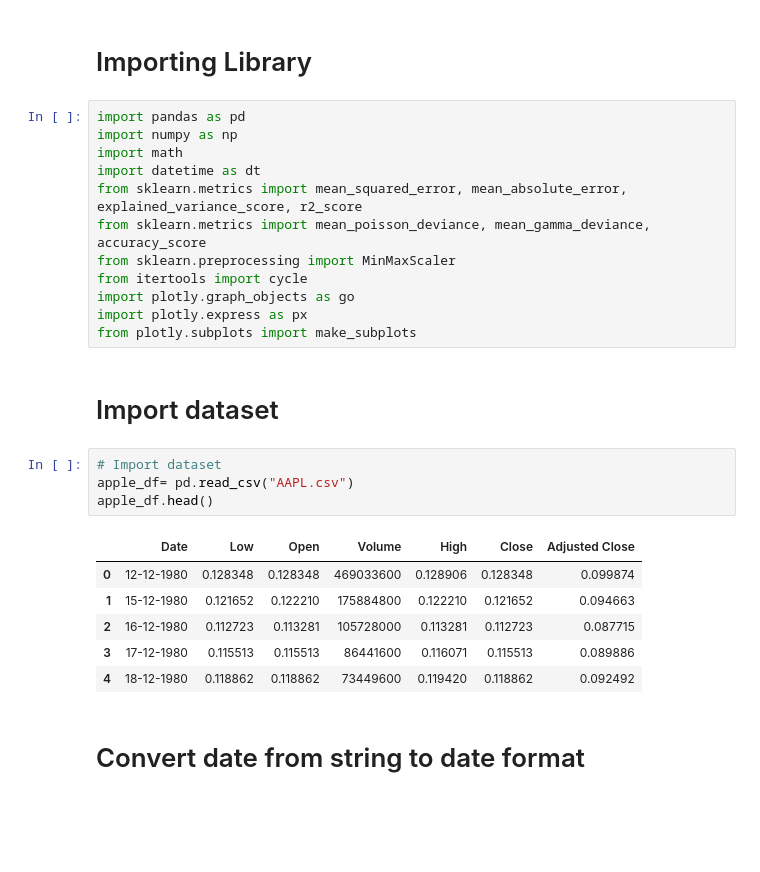
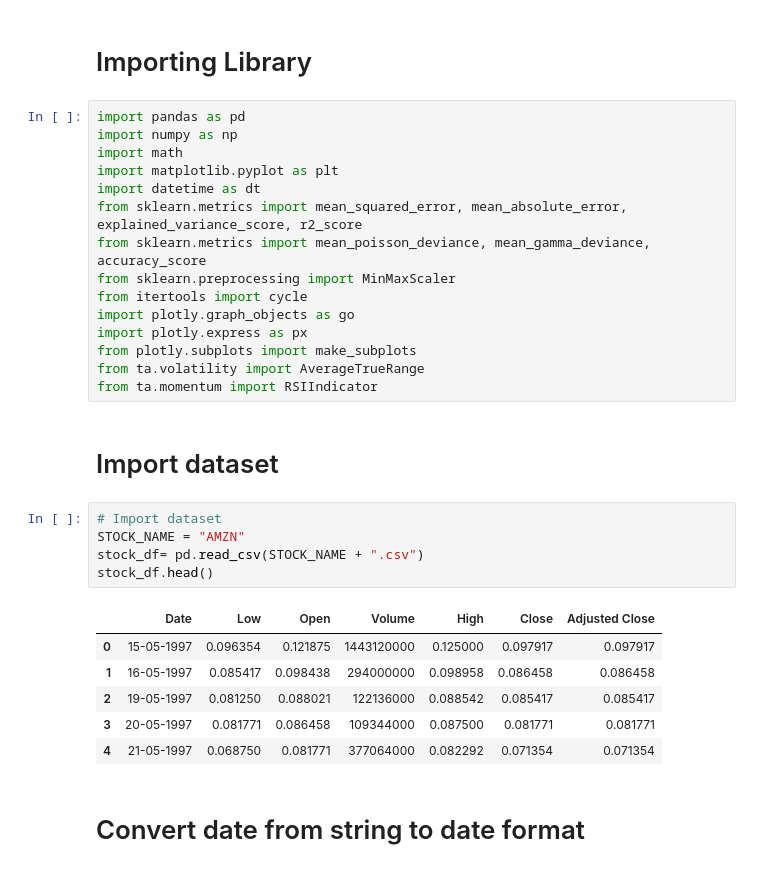
Before and after one commit to project-group-888/data-mining, a Jupyter notebook: data_mining_p.ipynb, the cells around one changed output. Cells and saved outputs as stored; diff of their text form; blank space fills up the shorter version.

```diff
--- a/data_mining_p.ipynb
+++ b/data_mining_p.ipynb
@@ -4,6 +4,7 @@
 import pandas as pd
 import numpy as np
 import math
+import matplotlib.pyplot as plt
 import datetime as dt
 from sklearn.metrics import mean_squared_error, mean_absolute_error, explained_variance_score, r2_score
 from sklearn.metrics import mean_poisson_deviance, mean_gamma_deviance, accuracy_score
@@ -12,19 +13,22 @@ from itertools import cycle
 import plotly.graph_objects as go
 import plotly.express as px
 from plotly.subplots import make_subplots
+from ta.volatility import AverageTrueRange
+from ta.momentum import RSIIndicator
 # %% [markdown]
 # Import dataset
 # %%
 # Import dataset
-apple_df= pd.read_csv("AAPL.csv")
-apple_df.head()
+STOCK_NAME = "AMZN"
+stock_df= pd.read_csv(STOCK_NAME + ".csv")
+stock_df.head()
 # %% [output]
 |  | Date | Low | Open | Volume | High | Close | Adjusted Close |
-| 0 | 12-12-1980 | 0.128348 | 0.128348 | 469033600 | 0.128906 | 0.128348 | 0.099874 |
-| 1 | 15-12-1980 | 0.121652 | 0.122210 | 175884800 | 0.122210 | 0.121652 | 0.094663 |
-| 2 | 16-12-1980 | 0.112723 | 0.113281 | 105728000 | 0.113281 | 0.112723 | 0.087715 |
-| 3 | 17-12-1980 | 0.115513 | 0.115513 | 86441600 | 0.116071 | 0.115513 | 0.089886 |
-| 4 | 18-12-1980 | 0.118862 | 0.118862 | 73449600 | 0.119420 | 0.118862 | 0.092492 |
+| 0 | 15-05-1997 | 0.096354 | 0.121875 | 1443120000 | 0.125000 | 0.097917 | 0.097917 |
+| 1 | 16-05-1997 | 0.085417 | 0.098438 | 294000000 | 0.098958 | 0.086458 | 0.086458 |
+| 2 | 19-05-1997 | 0.081250 | 0.088021 | 122136000 | 0.088542 | 0.085417 | 0.085417 |
+| 3 | 20-05-1997 | 0.081771 | 0.086458 | 109344000 | 0.087500 | 0.081771 | 0.081771 |
+| 4 | 21-05-1997 | 0.068750 | 0.081771 | 377064000 | 0.082292 | 0.071354 | 0.071354 |
 # %% [markdown]
 # Convert date from string to date format
 # %%
```
Also changed, not shown: parts of 54 cells of this notebook, 1 other file.
